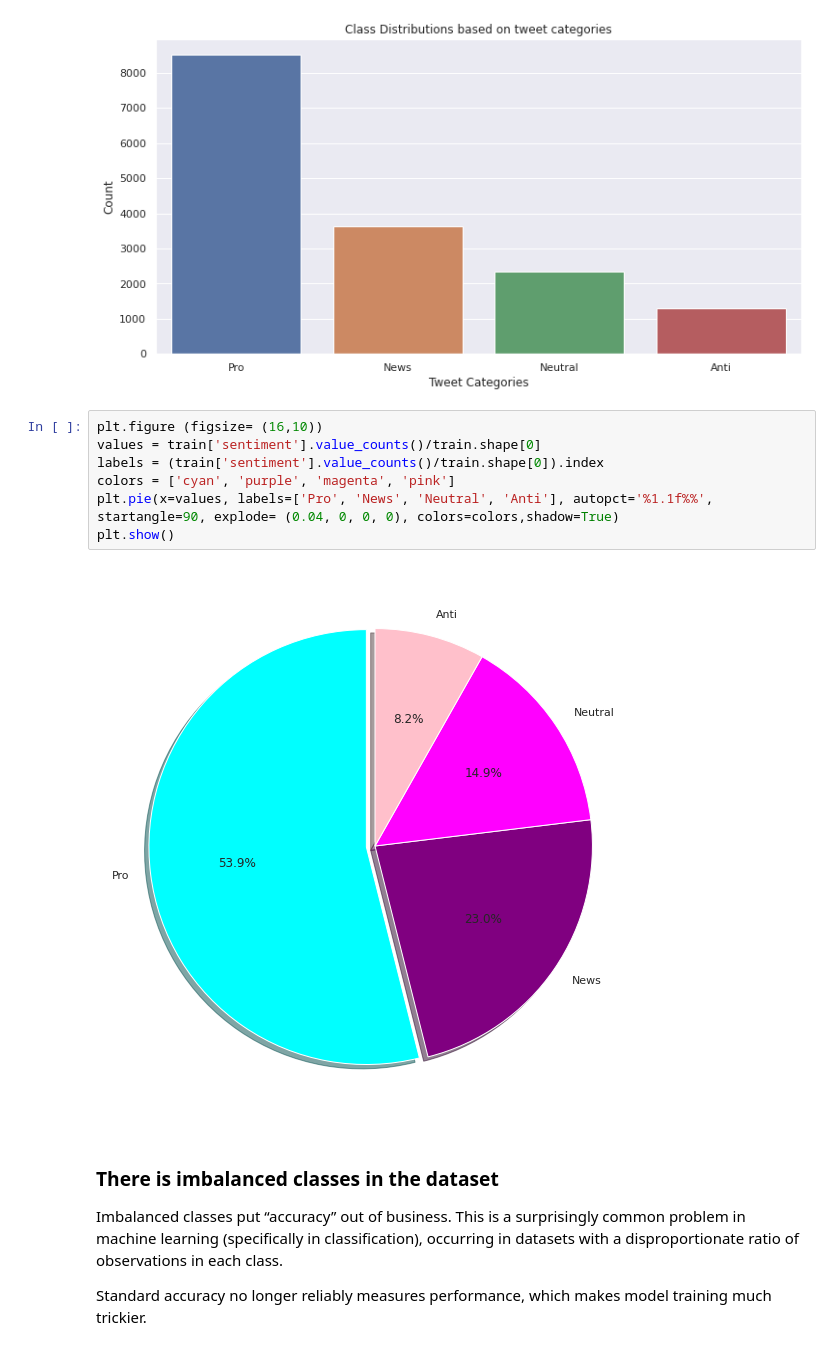
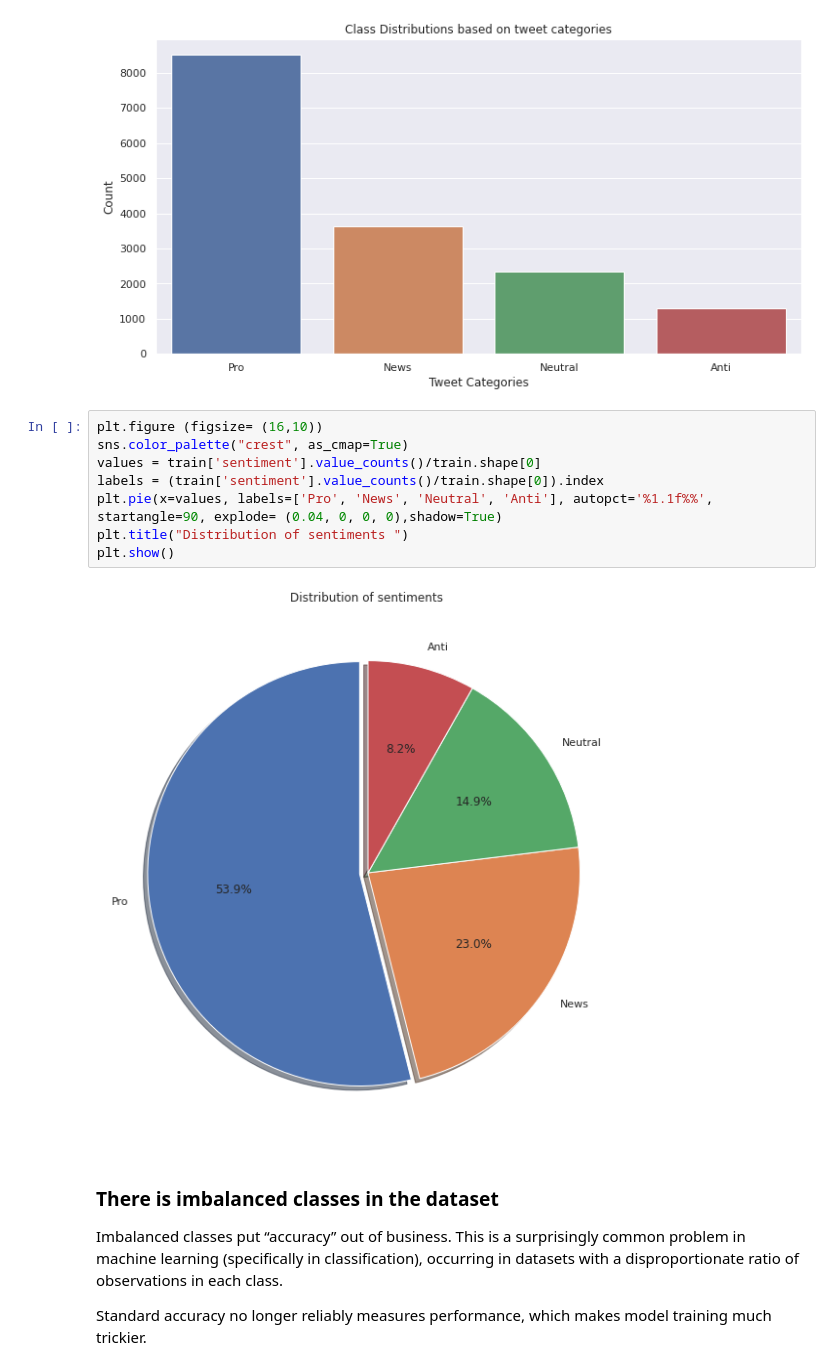
Before and after one commit to Classification-Team-CW5/Team-CW5-Notebook, a Jupyter notebook: Climate_Change_Beliefs_Analysis_(1).ipynb, the cells around one changed output. Saved outputs shown, nothing was run; the diff lists cells and outputs as text.

```diff
--- a/Climate_Change_Beliefs_Analysis_(1).ipynb
+++ b/Climate_Change_Beliefs_Analysis_(1).ipynb
@@ -210,13 +212,14 @@ Text(0.5, 0, 'Tweet Categories')
 [figure]
 # %%
 plt.figure (figsize= (16,10))
+sns.color_palette("crest", as_cmap=True)
 values = train['sentiment'].value_counts()/train.shape[0]
 labels = (train['sentiment'].value_counts()/train.shape[0]).index
-colors = ['cyan', 'purple', 'magenta', 'pink']
-plt.pie(x=values, labels=['Pro', 'News', 'Neutral', 'Anti'], autopct='%1.1f%%', startangle=90, explode= (0.04, 0, 0, 0), colors=colors,shadow=True)
+plt.pie(x=values, labels=['Pro', 'News', 'Neutral', 'Anti'], autopct='%1.1f%%', startangle=90, explode= (0.04, 0, 0, 0),shadow=True)
+plt.title("Distribution of sentiments ")
 plt.show()
 # %% [output]
-[figure, old version]
+[figure, new version]
 # %% [markdown]
 ### There is imbalanced classes in the dataset
 
```
Also changed, not shown: parts of 6 cells of this notebook.
